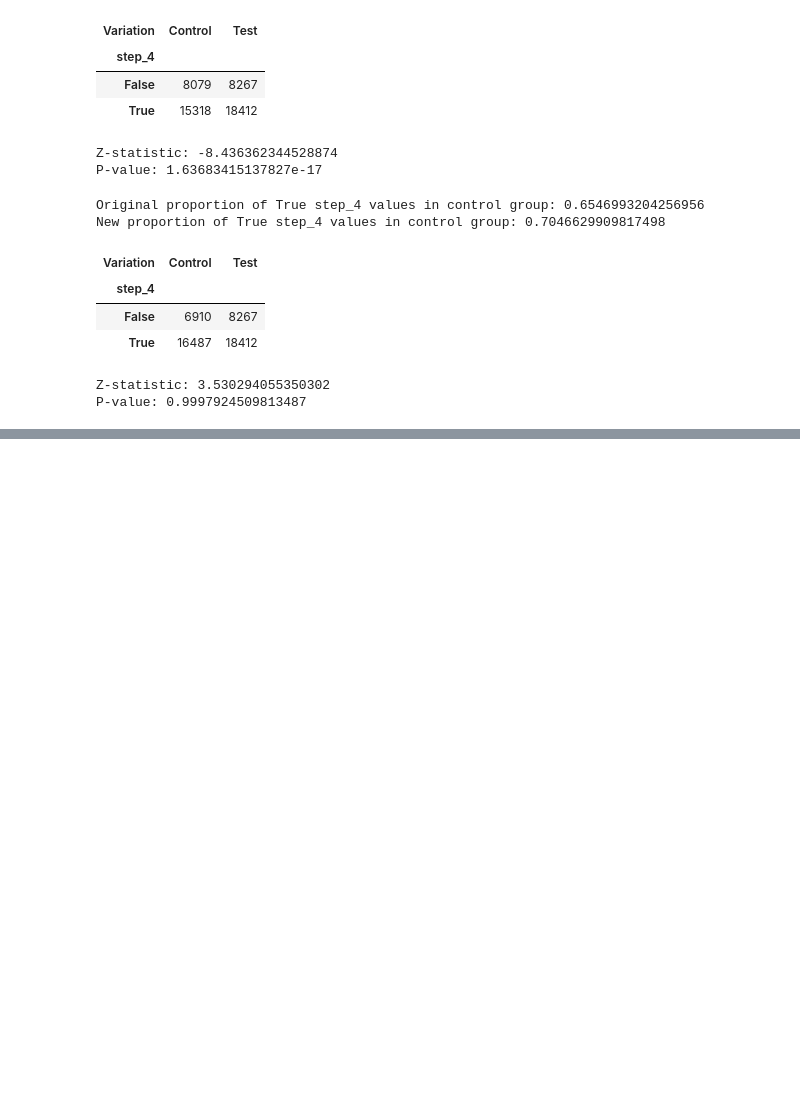
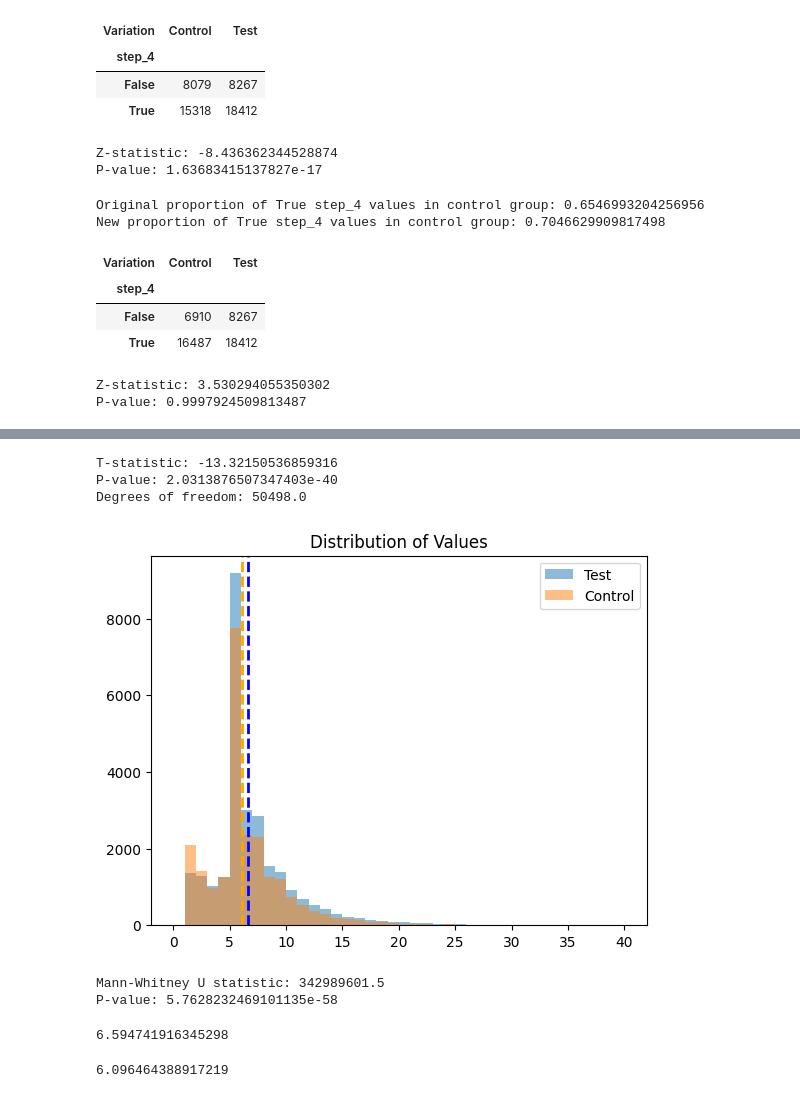
Before and after one commit to TimoLischke/Vanguard_project, a Jupyter notebook: Clean_Hypo_and_KPI.ipynb, the cells around one changed output, grey strips where cells are left out. Drawn from its saved outputs; the diff is of its cells as text; code cells hidden in the pictures; blank space fills up the shorter version.

```diff
--- a/Clean_Hypo_and_KPI.ipynb
+++ b/Clean_Hypo_and_KPI.ipynb
@@ -165,0 +168,5 @@ P-value: 0.9997924509813487
+# %%
+#count the number of steps per client
+df_count_per_client=df.groupby(by=["client_id","Variation"]).count()
+df_number_test=df_count_per_client.loc[pd.IndexSlice[:, "Test"], "visitor_id"]
+df_number_control=df_count_per_client.loc[pd.IndexSlice[:, "Control"], "visitor_id"]
@@ -165,0 +190,54 @@ P-value: 0.9997924509813487
+# %%
+# prompt: do a dual sided t-test on df_number_control and df_number_test
+
+import statsmodels.api as sm
+
+# Assuming df_number_control and df_number_test are pandas Series
+# Perform the two-sample t-test
+t_stat, p_value, df_t = sm.stats.ttest_ind(df_number_control, df_number_test, alternative='two-sided')
+
+# Print the results
+print("T-statistic:", t_stat)
+print("P-value:", p_value)
+print("Degrees of freedom:", df_t)
+# %% [output]
+T-statistic: -13.32150536859316
+P-value: 2.0313876507347403e-40
+Degrees of freedom: 50498.0
+# %%
+import matplotlib.pyplot as plt
+import scipy.stats as stats
+
+plt.hist(df_number_test, bins=40, range=(0,40), alpha=0.5, label='Test')
+plt.hist(df_number_control, bins=40, range=(0,40), alpha=0.5, label='Control')
+plt.legend(loc='upper right')
+plt.title('Distribution of Values')
+avg_test=df_number_test.mean()
+avg_control=df_number_control.mean()
+
+# Add vertical lines for the average values
+plt.axvline(avg_test, color='blue', linestyle='dashed', linewidth=2, label=f'Test Avg: {avg_test:.2f}')
+plt.axvline(avg_control, color='orange', linestyle='dashed', linewidth=2, label=f'Control Avg: {avg_control:.2f}')
+
+plt.show()
+# %% [output]
+[figure, added]
+# %%
+from scipy.stats import mannwhitneyu
+
+# Perform the Mann-Whitney U test
+statistic, p_value = mannwhitneyu(df_number_test, df_number_control, alternative='two-sided')
+
+print("Mann-Whitney U statistic:", statistic)
+print("P-value:", p_value)
+# %% [output]
+Mann-Whitney U statistic: 342989601.5
+P-value: 5.7628232469101135e-58
+# %%
+avg_test
+# %% [output]
+6.594741916345298
+# %%
+avg_control
+# %% [output]
+6.096464388917219
```
Also changed, not shown: parts of 2 cells of this notebook, 1 other file.
